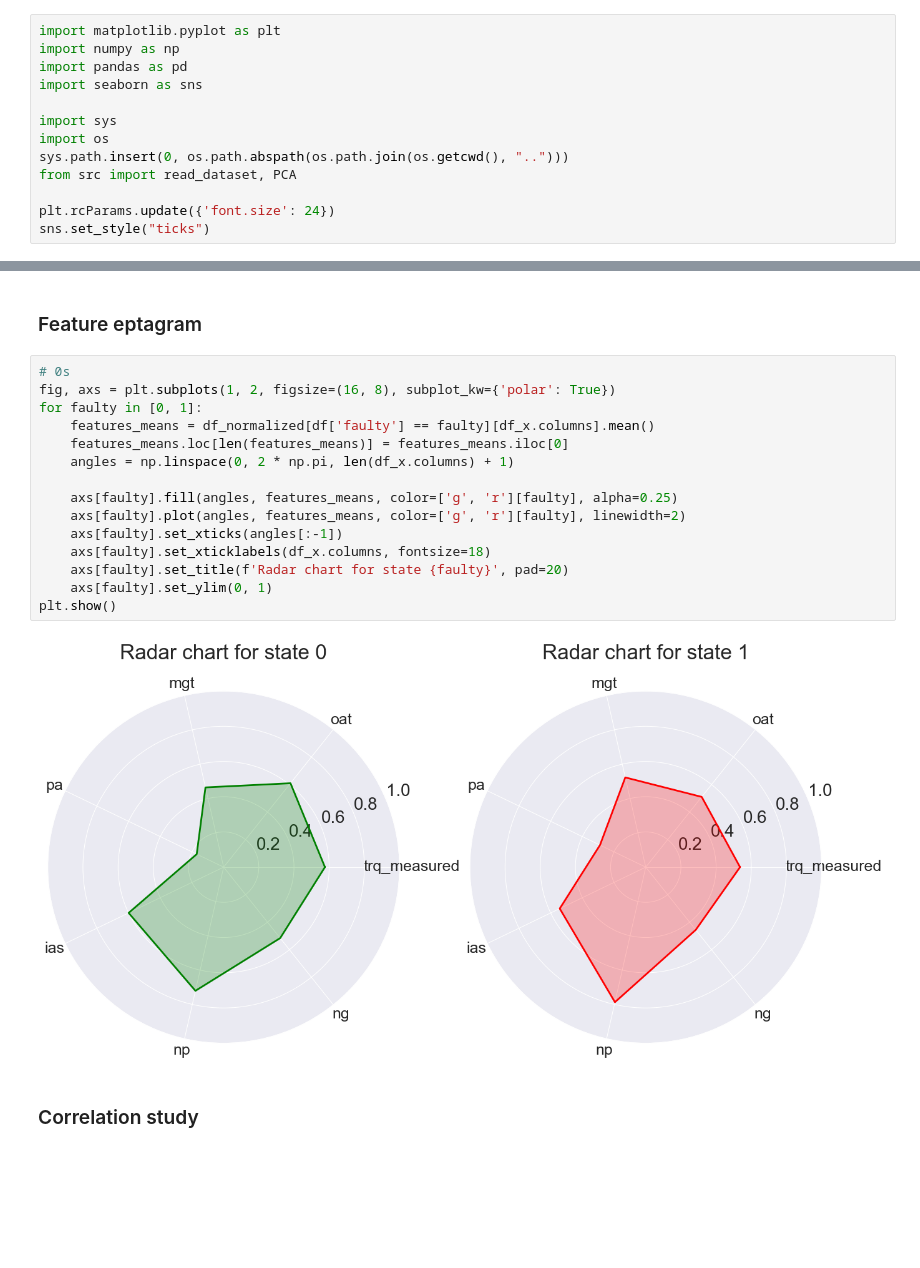
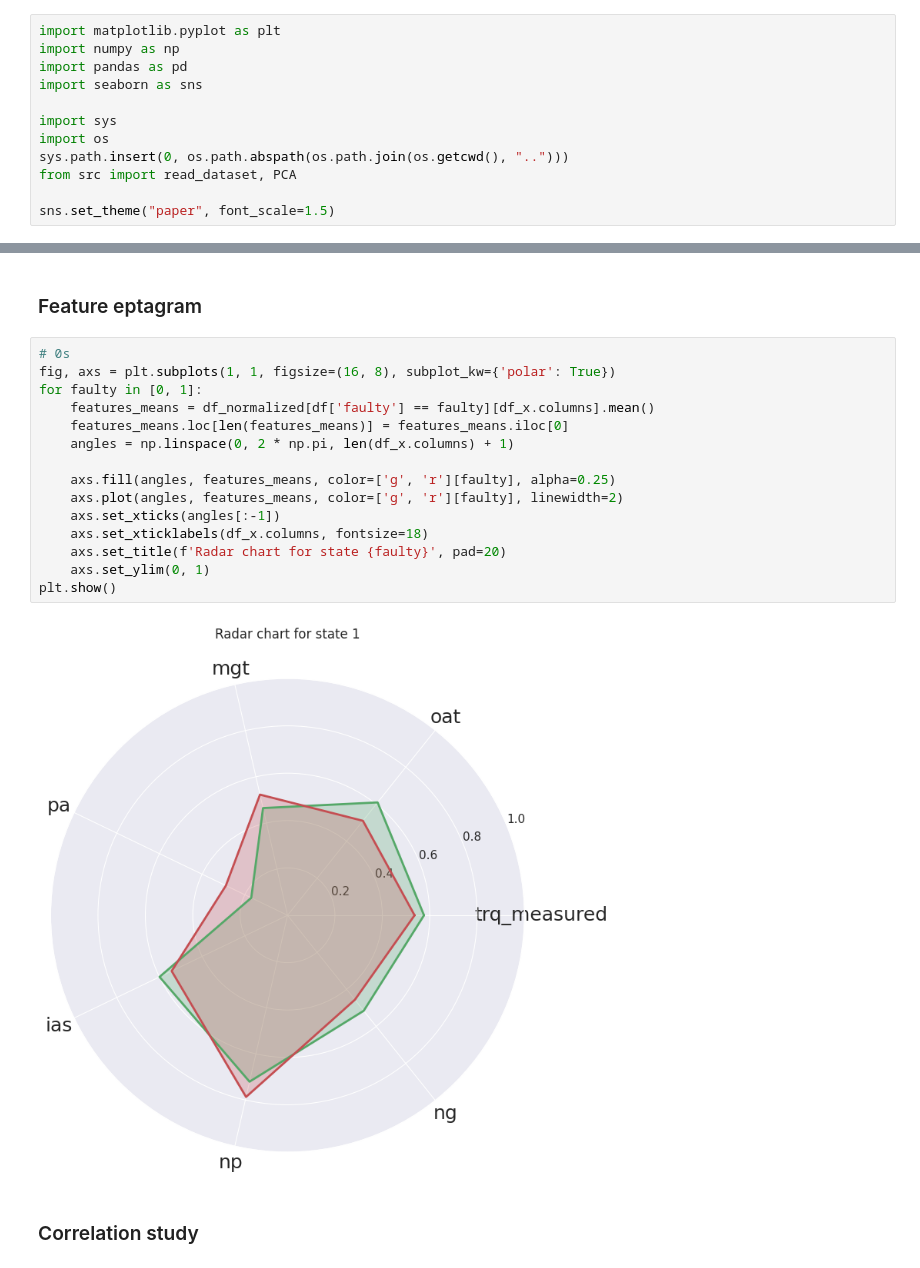
Before and after one commit to MrPio/PHM_North_America_2024_Challenge, a Jupyter notebook: 1-data_preprocessing/1.1-Exploratory_Data_Analysis.ipynb, the cells around one changed output, grey strips where cells are left out. Drawn from its saved outputs; the diff is of its cells as text; blank space fills up the shorter version.

Commit message:
Regenerate plots in section 1 with new style

```diff
--- a/1-data_preprocessing/1.1-Exploratory_Data_Analysis.ipynb
+++ b/1-data_preprocessing/1.1-Exploratory_Data_Analysis.ipynb
@@ -9,8 +9,7 @@ import os
 sys.path.insert(0, os.path.abspath(os.path.join(os.getcwd(), "..")))
 from src import read_dataset, PCA
 
-plt.rcParams.update({'font.size': 24})
-sns.set_style("ticks")
+sns.set_theme("paper", font_scale=1.5)
 # %% [markdown]
 # EDA & Data Preprocessing
 ##### ℹ️ This notebook doesn't output any file
@@ -64,21 +67,21 @@ plt.show()
 ### Feature eptagram
 # %%
 # 0s
-fig, axs = plt.subplots(1, 2, figsize=(16, 8), subplot_kw={'polar': True})
+fig, axs = plt.subplots(1, 1, figsize=(16, 8), subplot_kw={'polar': True})
 for faulty in [0, 1]:
     features_means = df_normalized[df['faulty'] == faulty][df_x.columns].mean()
     features_means.loc[len(features_means)] = features_means.iloc[0]
     angles = np.linspace(0, 2 * np.pi, len(df_x.columns) + 1)
 
-    axs[faulty].fill(angles, features_means, color=['g', 'r'][faulty], alpha=0.25)
-    axs[faulty].plot(angles, features_means, color=['g', 'r'][faulty], linewidth=2)
-    axs[faulty].set_xticks(angles[:-1])
-    axs[faulty].set_xticklabels(df_x.columns, fontsize=18)
-    axs[faulty].set_title(f'Radar chart for state {faulty}', pad=20)
-    axs[faulty].set_ylim(0, 1)
+    axs.fill(angles, features_means, color=['g', 'r'][faulty], alpha=0.25)
+    axs.plot(angles, features_means, color=['g', 'r'][faulty], linewidth=2)
+    axs.set_xticks(angles[:-1])
+    axs.set_xticklabels(df_x.columns, fontsize=18)
+    axs.set_title(f'Radar chart for state {faulty}', pad=20)
+    axs.set_ylim(0, 1)
 plt.show()
 # %% [output]
-[figure, old version]
+[figure, new version]
 # %% [markdown]
 ### Correlation study
 # %%
```
Also changed, not shown: parts of 7 cells of this notebook, 9 other files.
